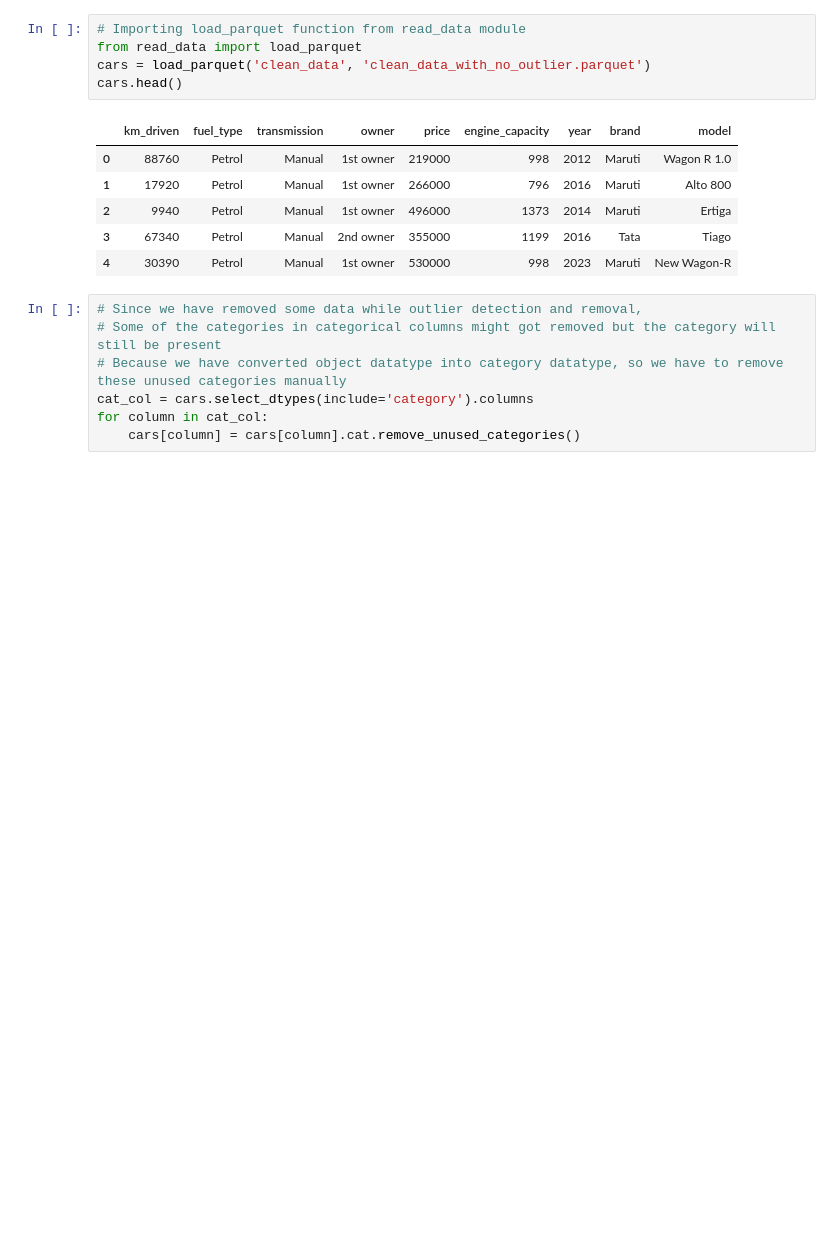
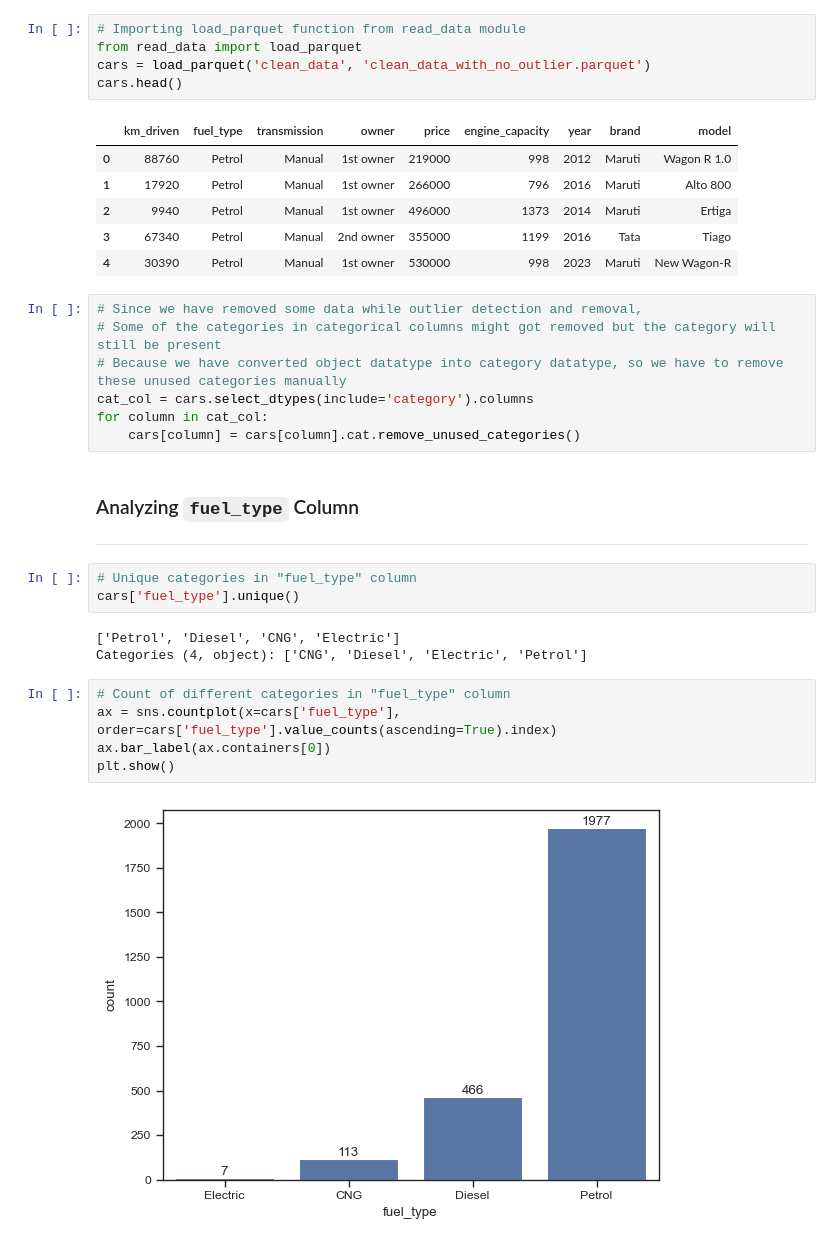
Before and after one commit to TheMrityunjayPathak/AutoIQ, a Jupyter notebook: notebooks/step_3_exploratory_data_analysis.ipynb, the cells around one changed output. Drawn from its saved outputs; the diff is of its cells as text; blank space fills up the shorter version.

```diff
--- a/notebooks/step_3_exploratory_data_analysis.ipynb
+++ b/notebooks/step_3_exploratory_data_analysis.ipynb
@@ -45,3 +45,20 @@ cars.head()
 cat_col = cars.select_dtypes(include='category').columns
 for column in cat_col:
     cars[column] = cars[column].cat.remove_unused_categories()
+# %% [markdown]
+### Analyzing `fuel_type` Column
+
+---
+# %%
+# Unique categories in "fuel_type" column
+cars['fuel_type'].unique()
+# %% [output]
+['Petrol', 'Diesel', 'CNG', 'Electric']
+Categories (4, object): ['CNG', 'Diesel', 'Electric', 'Petrol']
+# %%
+# Count of different categories in "fuel_type" column
+ax = sns.countplot(x=cars['fuel_type'], order=cars['fuel_type'].value_counts(ascending=True).index)
+ax.bar_label(ax.containers[0])
+plt.show()
+# %% [output]
+[figure, added]
```
Also changed, not shown: parts of 6 cells of this notebook.
